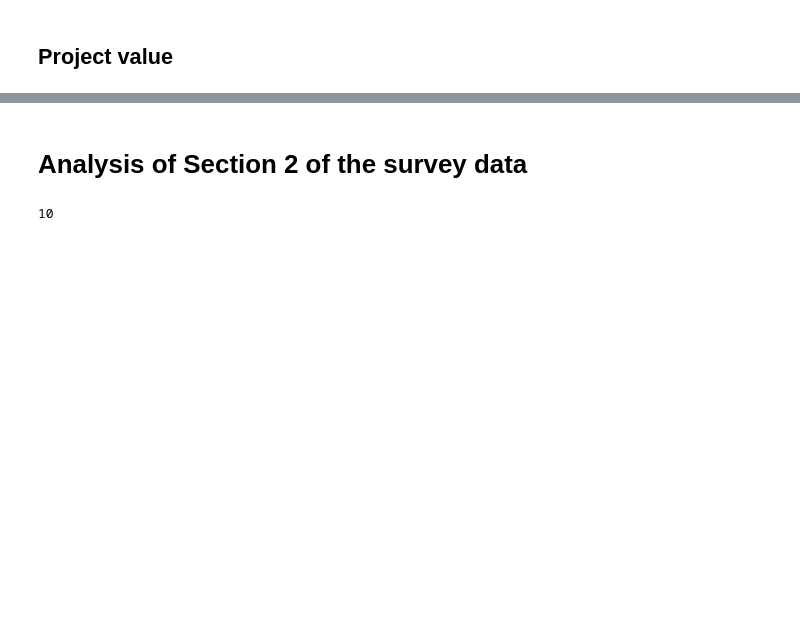
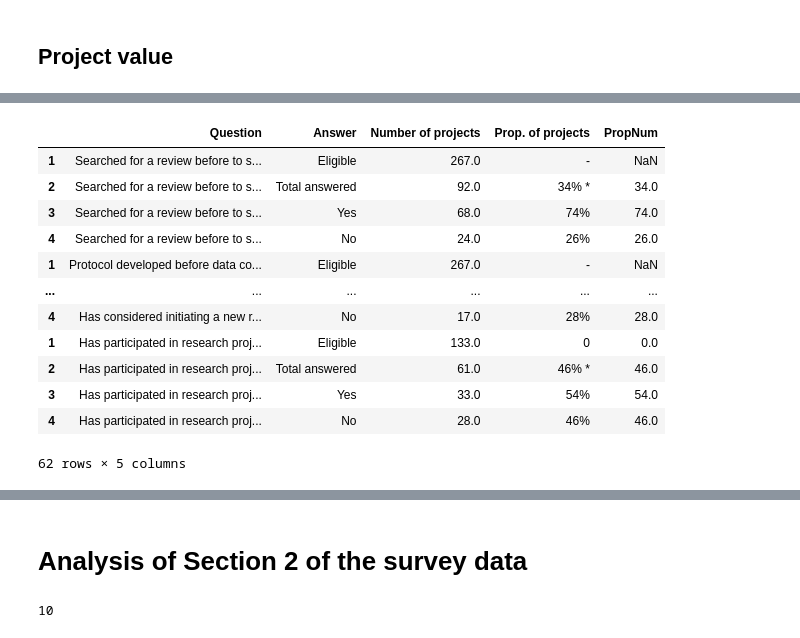
Before and after one commit to p-stehlik/ENHANCE-SurveyAnalysis, a Jupyter notebook: Script2Analysis.ipynb, the cells around one changed output, grey strips where cells are left out. Saved outputs shown, nothing was run; the diff lists cells and outputs as text; code cells hidden in the pictures; blank space fills up the shorter version.

```diff
--- a/Script2Analysis.ipynb
+++ b/Script2Analysis.ipynb
@@ -2901,0 +3282,61 @@ df_OverallProjectValue_SUPP.to_csv(saveTo, index=False)
+# %%
+#create large df of all the likert data
+
+df_YesNo= pd.concat([
+    df_projectsSR1,
+    df_projectsProtocolApriori1,
+df_projectsProtocolRegistered1,
+    df_projectsConsumer1,
+df_projectsOthersInvolved1,
+df_projectsHRAccess1,
+df_projectsUseful1,
+df_projectsLocalPresent1,
+df_projectsResultsPublic1,
+df_NewResearch1,
+df_NewResearch_participate1
+])
+
+#replace white space with NA
+df_YesNo = df_YesNo.replace(r'^\s*$', np.nan, regex=True)
+
+#fill down
+df_YesNo["Question"]= df_YesNo["Question"].fillna(method = "ffill")
+
+#remove rows with NAs
+df_YesNo = df_YesNo.dropna(subset= ["Answer"])
+
+#replace 'Yes ' with 'Yes'
+df_YesNo = df_YesNo.replace('Yes ', 'Yes')
+
+
+
+#fill nulls with 0
+df_YesNo = df_YesNo.fillna(0)
+
+#create numbers for plotting
+df_YesNo["PropNum"] = df_YesNo["Prop. of projects"]
+#remove % and * signs
+df_YesNo["PropNum"].replace(['%','\*'],'',regex=True,inplace=True)
+#replace white space with NA
+df_YesNo["PropNum"].replace('-', np.nan, regex=True, inplace= True)
+
+
+#turn into numbers
+df_YesNo["PropNum"]= df_YesNo["PropNum"].astype(float)
+
+
+df_YesNo
+# %% [output]
+|  | Question | Answer | Number of projects | Prop. of projects | PropNum |
+| 1 | Searched for a review before to s... | Eligible | 267.0 | - | NaN |
+| 2 | Searched for a review before to s... | Total answered | 92.0 | 34% * | 34.0 |
+| 3 | Searched for a review before to s... | Yes | 68.0 | 74% | 74.0 |
+| 4 | Searched for a review before to s... | No | 24.0 | 26% | 26.0 |
+| 1 | Protocol developed before data co... | Eligible | 267.0 | - | NaN |
+| ... | ... | ... | ... | ... | ... |
+| 4 | Has considered initiating a new r... | No | 17.0 | 28% | 28.0 |
+| 1 | Has participated in research proj... | Eligible | 133.0 | 0 | 0.0 |
+| 2 | Has participated in research proj... | Total answered | 61.0 | 46% * | 46.0 |
+| 3 | Has participated in research proj... | Yes | 33.0 | 54% | 54.0 |
+| 4 | Has participated in research proj... | No | 28.0 | 46% | 46.0 |
+62 rows × 5 columns
```
Also changed, not shown: parts of 32 cells of this notebook, 2 other files.
